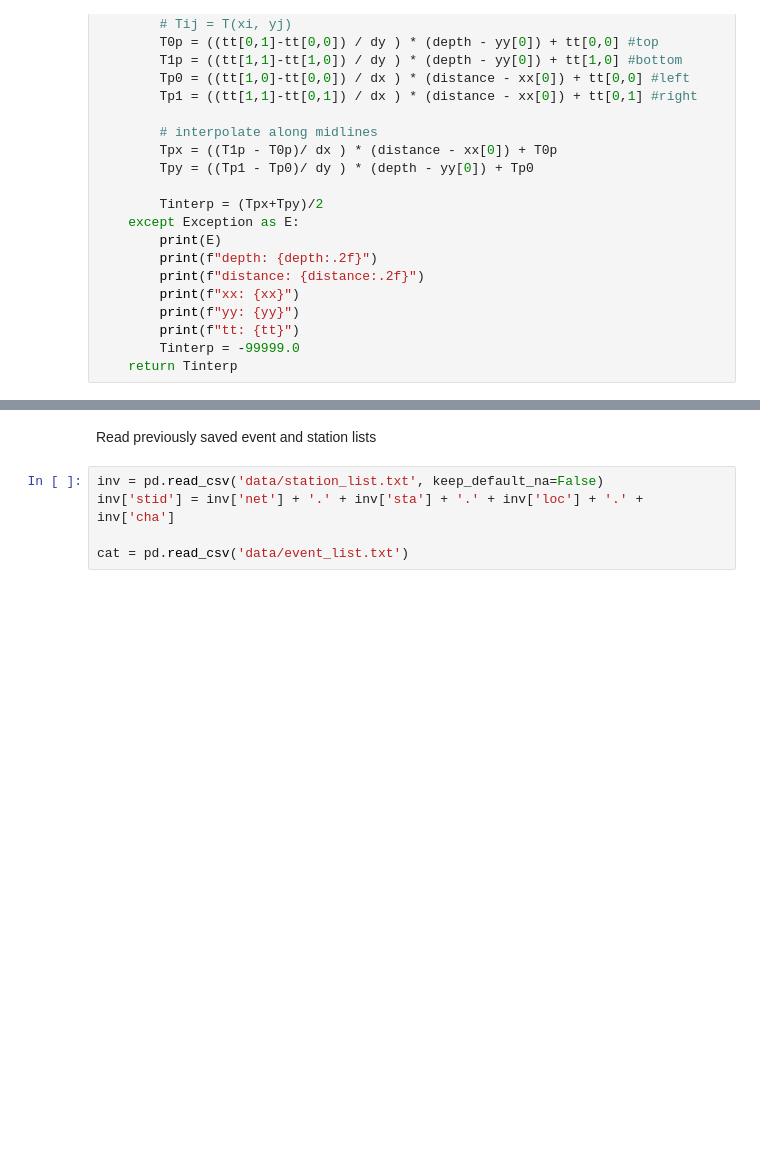
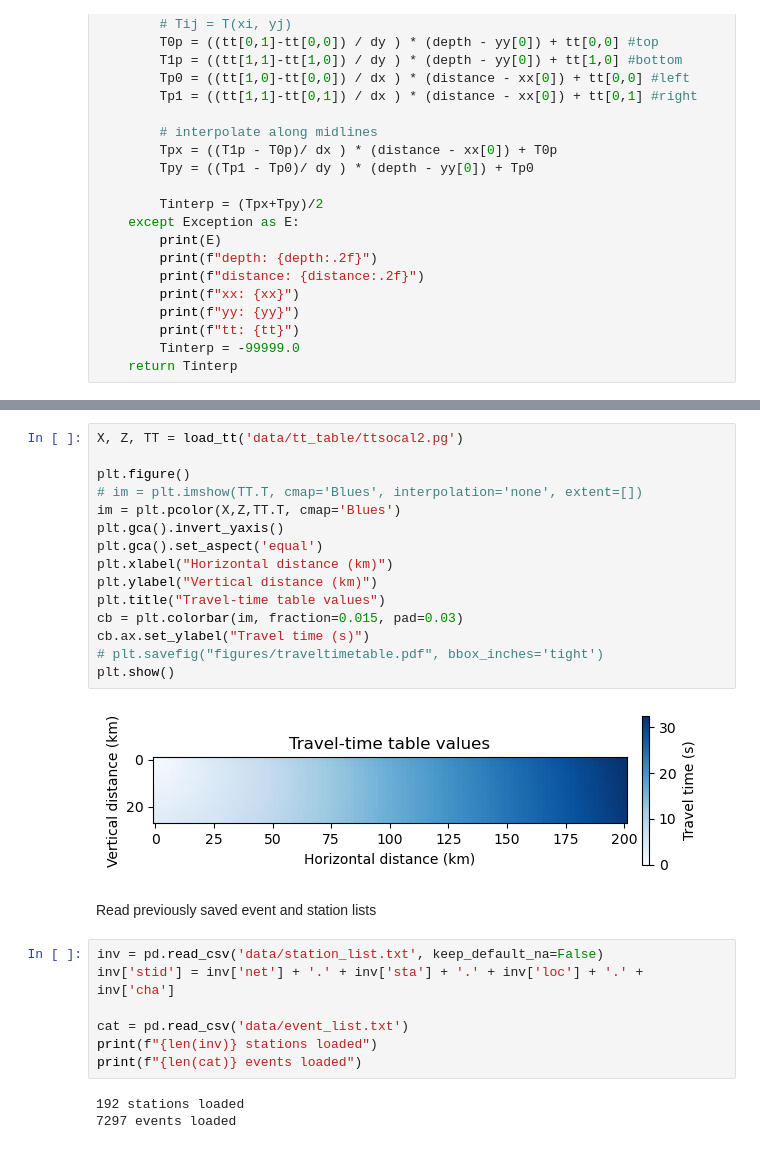
Before and after one commit to ivandevert/sdpy, a Jupyter notebook: compute_spec.ipynb, the cells around one changed output, grey strips where cells are left out. Drawn from its saved outputs; the diff is of its cells as text; blank space fills up the shorter version.

```diff
--- a/compute_spec.ipynb
+++ b/compute_spec.ipynb
@@ -329,3 +344,20 @@ X, Z, TT = load_tt('data/tt_table/out.tt')
+# %%
+X, Z, TT = load_tt('data/tt_table/ttsocal2.pg')
+
+plt.figure()
+# im = plt.imshow(TT.T, cmap='Blues', interpolation='none', extent=[])
+im = plt.pcolor(X,Z,TT.T, cmap='Blues')
+plt.gca().invert_yaxis()
+plt.gca().set_aspect('equal')
+plt.xlabel("Horizontal distance (km)")
+plt.ylabel("Vertical distance (km)")
+plt.title("Travel-time table values")
+cb = plt.colorbar(im, fraction=0.015, pad=0.03)
+cb.ax.set_ylabel("Travel time (s)")
+# plt.savefig("figures/traveltimetable.pdf", bbox_inches='tight')
+plt.show()
+# %% [output]
+[figure, added]
 # %% [markdown]
 Read previously saved event and station lists
 # %%
@@ -333,4 +365,9 @@ inv = pd.read_csv('data/station_list.txt', keep_default_na=False)
 inv['stid'] = inv['net'] + '.' + inv['sta'] + '.' + inv['loc'] + '.' + inv['cha']
 
 cat = pd.read_csv('data/event_list.txt')
+print(f"{len(inv)} stations loaded")
+print(f"{len(cat)} events loaded")
+# %% [output]
+192 stations loaded
+7297 events loaded
 # %%
```
Also changed, not shown: parts of 15 cells of this notebook, 5 other files.
